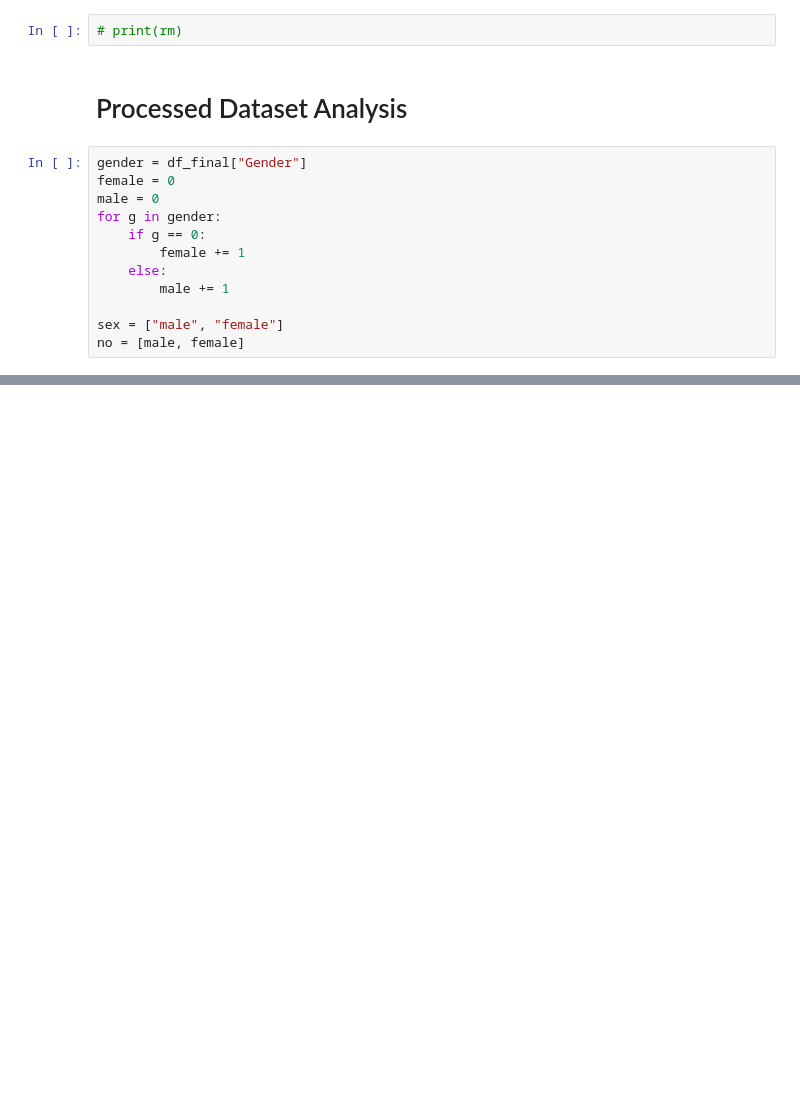
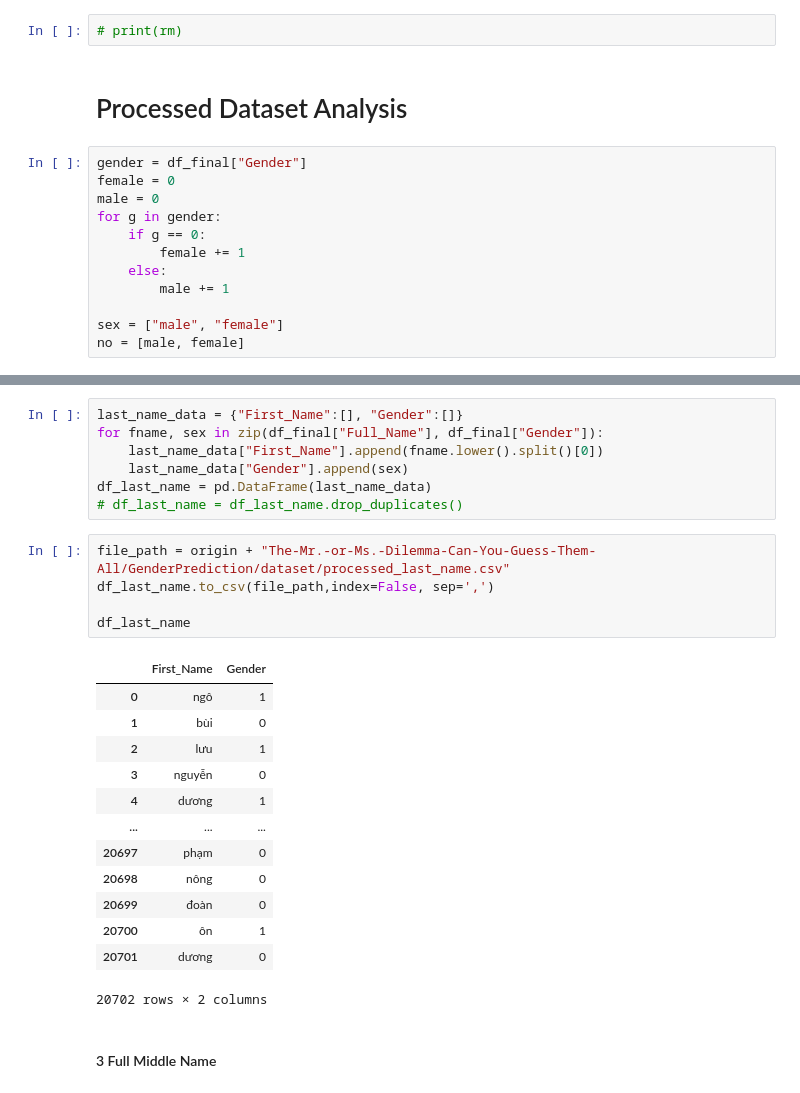
Before and after one commit to namhainguyen2803/The-Mr.-or-Ms.-Dilemma-Can-You-Guess-Them-All, a Jupyter notebook: GenderPrediction/dataset/Data.ipynb, the cells around one changed output, grey strips where cells are left out. Cells and saved outputs as stored; diff of their text form; blank space fills up the shorter version.

```diff
--- a/GenderPrediction/dataset/Data.ipynb
+++ b/GenderPrediction/dataset/Data.ipynb
@@ -365,0 +398,28 @@ plt.bar(sex, no)
+# %%
+last_name_data = {"First_Name":[], "Gender":[]}
+for fname, sex in zip(df_final["Full_Name"], df_final["Gender"]):
+    last_name_data["First_Name"].append(fname.lower().split()[0])
+    last_name_data["Gender"].append(sex)
+df_last_name = pd.DataFrame(last_name_data)
+# df_last_name = df_last_name.drop_duplicates()
+# %%
+file_path = origin + "The-Mr.-or-Ms.-Dilemma-Can-You-Guess-Them-All/GenderPrediction/dataset/processed_last_name.csv"
+df_last_name.to_csv(file_path,index=False, sep=',')
+
+df_last_name
+# %% [output]
+|  | First_Name | Gender |
+| 0 | ngô | 1 |
+| 1 | bùi | 0 |
+| 2 | lưu | 1 |
+| 3 | nguyễn | 0 |
+| 4 | dương | 1 |
+| ... | ... | ... |
+| 20697 | phạm | 0 |
+| 20698 | nông | 0 |
+| 20699 | đoàn | 0 |
+| 20700 | ôn | 1 |
+| 20701 | dương | 0 |
+20702 rows × 2 columns
+# %% [markdown]
+#### 3 Full Middle Name
```
Also changed, not shown: parts of 29 cells of this notebook, 5 other files.
